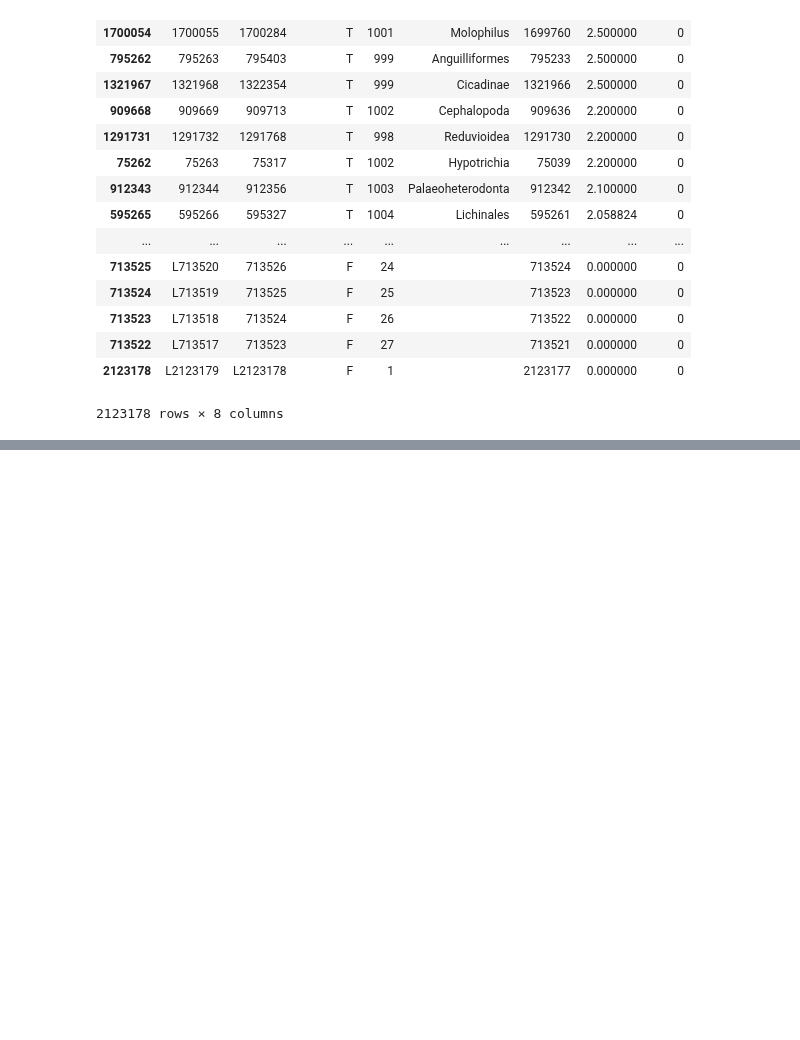
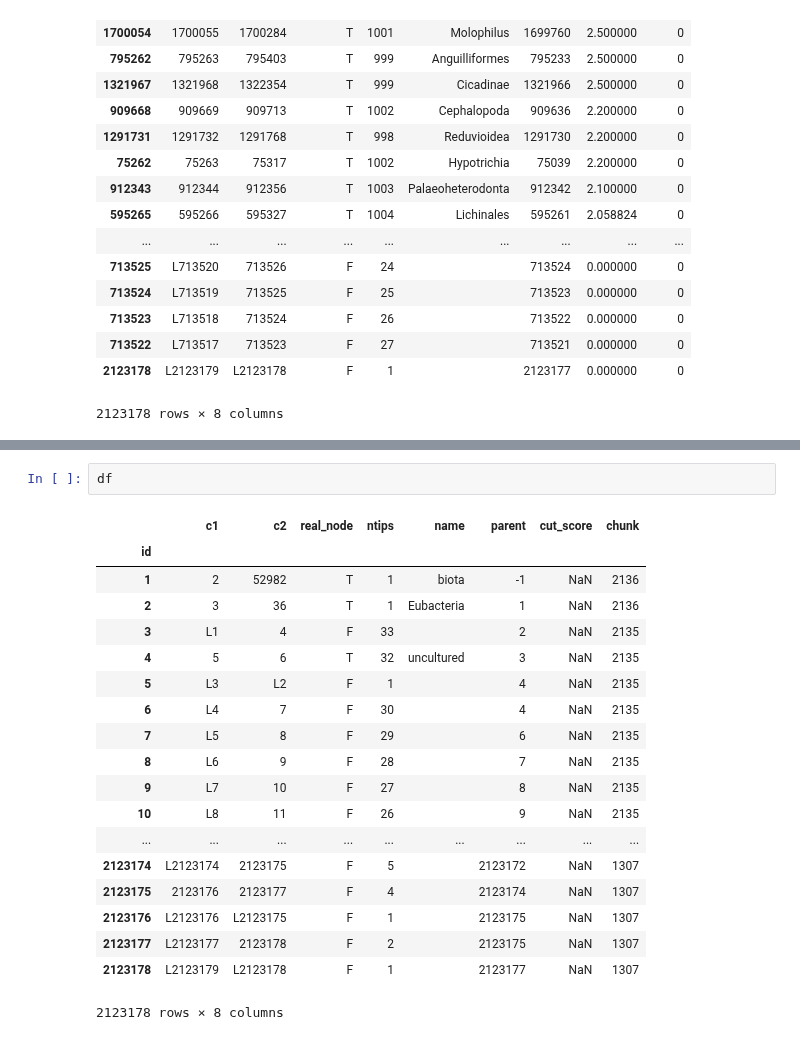
Before and after one commit to OneZoom/OZtree, a Jupyter notebook: OZprivate/ServerScripts/Utilities/Chopping Algorithm.ipynb, the cells around one changed output, grey strips where cells are left out. Drawn from its saved outputs; the diff is of its cells as text; blank space fills up the shorter version.

```diff
--- a/OZprivate/ServerScripts/Utilities/Chopping Algorithm.ipynb
+++ b/OZprivate/ServerScripts/Utilities/Chopping Algorithm.ipynb
@@ -129,0 +135,22 @@ Cutting on node 1710606 (Phlebotominae):
+# %%
+df
+# %% [output]
+|  | c1 | c2 | real_node | ntips | name | parent | cut_score | chunk |
+| id |  |  |  |  |  |  |  |  |
+| 1 | 2 | 52982 | T | 1 | biota | -1 | NaN | 2136 |
+| 2 | 3 | 36 | T | 1 | Eubacteria | 1 | NaN | 2136 |
+| 3 | L1 | 4 | F | 33 |  | 2 | NaN | 2135 |
+| 4 | 5 | 6 | T | 32 | uncultured | 3 | NaN | 2135 |
+| 5 | L3 | L2 | F | 1 |  | 4 | NaN | 2135 |
+| 6 | L4 | 7 | F | 30 |  | 4 | NaN | 2135 |
+| 7 | L5 | 8 | F | 29 |  | 6 | NaN | 2135 |
+| 8 | L6 | 9 | F | 28 |  | 7 | NaN | 2135 |
+| 9 | L7 | 10 | F | 27 |  | 8 | NaN | 2135 |
+| 10 | L8 | 11 | F | 26 |  | 9 | NaN | 2135 |
+| ... | ... | ... | ... | ... | ... | ... | ... | ... |
+| 2123174 | L2123174 | 2123175 | F | 5 |  | 2123172 | NaN | 1307 |
+| 2123175 | 2123176 | 2123177 | F | 4 |  | 2123174 | NaN | 1307 |
+| 2123176 | L2123176 | L2123175 | F | 1 |  | 2123175 | NaN | 1307 |
+| 2123177 | L2123177 | 2123178 | F | 2 |  | 2123175 | NaN | 1307 |
+| 2123178 | L2123179 | L2123178 | F | 1 |  | 2123177 | NaN | 1307 |
+2123178 rows × 8 columns
```
Also changed, not shown: parts of 3 cells of this notebook, 2 other files.
